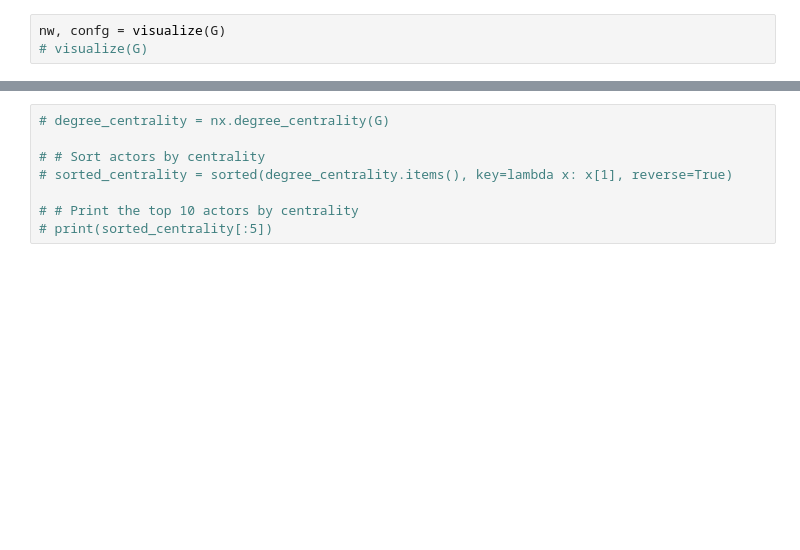
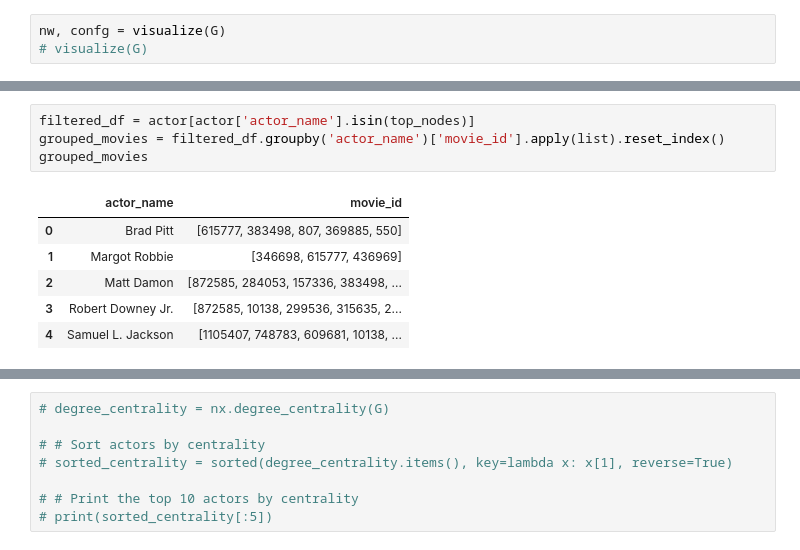
Before and after one commit to LanxiZhang1/project-A, a Jupyter notebook: projectA.ipynb, the cells around one changed output, grey strips where cells are left out. Drawn from its saved outputs; the diff is of its cells as text; blank space fills up the shorter version.

```diff
--- a/projectA.ipynb
+++ b/projectA.ipynb
@@ -268,0 +297,11 @@ Josh Brolin
+# %%
+filtered_df = actor[actor['actor_name'].isin(top_nodes)]
+grouped_movies = filtered_df.groupby('actor_name')['movie_id'].apply(list).reset_index()
+grouped_movies
+# %% [output]
+|  | actor_name | movie_id |
+| 0 | Brad Pitt | [615777, 383498, 807, 369885, 550] |
+| 1 | Margot Robbie | [346698, 615777, 436969] |
+| 2 | Matt Damon | [872585, 284053, 157336, 383498, ... |
+| 3 | Robert Downey Jr. | [872585, 10138, 299536, 315635, 2... |
+| 4 | Samuel L. Jackson | [1105407, 748783, 609681, 10138, ... |
```
Also changed, not shown: parts of 28 cells of this notebook, 5 other files.
